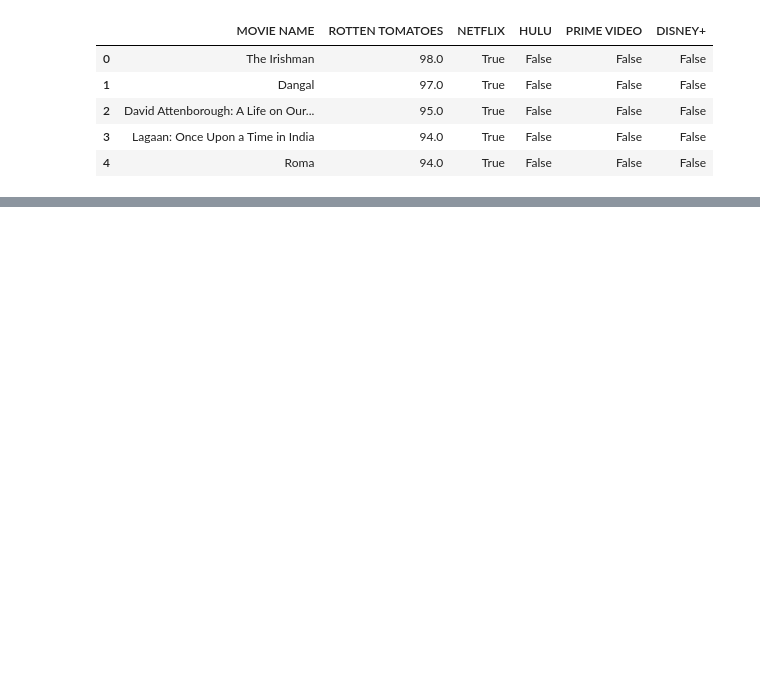
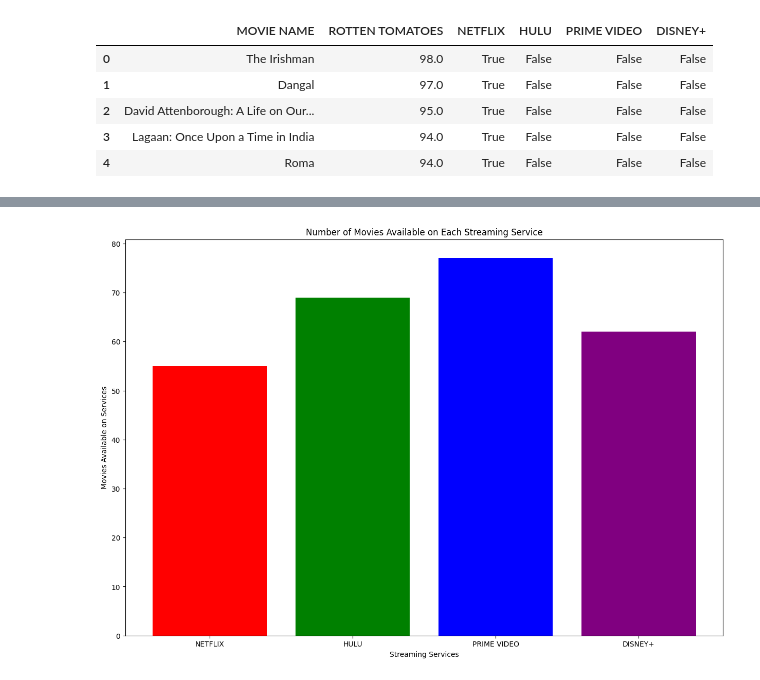
Before and after one commit to danthreepo/CapstoneProject_2025, a Jupyter notebook: vankirk_capstone_project_2025.ipynb, the cells around one changed output, grey strips where cells are left out. Drawn from its saved outputs; the diff is of its cells as text; code cells hidden in the pictures; blank space fills up the shorter version.

```diff
--- a/vankirk_capstone_project_2025.ipynb
+++ b/vankirk_capstone_project_2025.ipynb
@@ -84,0 +264,17 @@ stream_dataset.head(5)
+# %%
+# Count the number of movies available on each streaming service
+services = ['NETFLIX', 'HULU', 'PRIME VIDEO', 'DISNEY+']
+counts = {service: cleaned_data[service].sum() for service in services}
+
+# Create a DataFrame for plotting
+counts_df = pd.DataFrame(list(counts.items()), columns=['Streaming Service', 'Movies Available'])
+
+# Plotting the bar plot
+plt.figure(figsize=(15, 10))
+plt.bar(counts_df['Streaming Service'], counts_df['Movies Available'], color=['red', 'green', 'blue', 'purple'])
+plt.xlabel('Streaming Services')
+plt.ylabel('Movies Available on Services')
+plt.title('Number of Movies Available on Each Streaming Service')
+plt.show()
+# %% [output]
+[figure, added]
```
Also changed, not shown: parts of 18 cells of this notebook.
